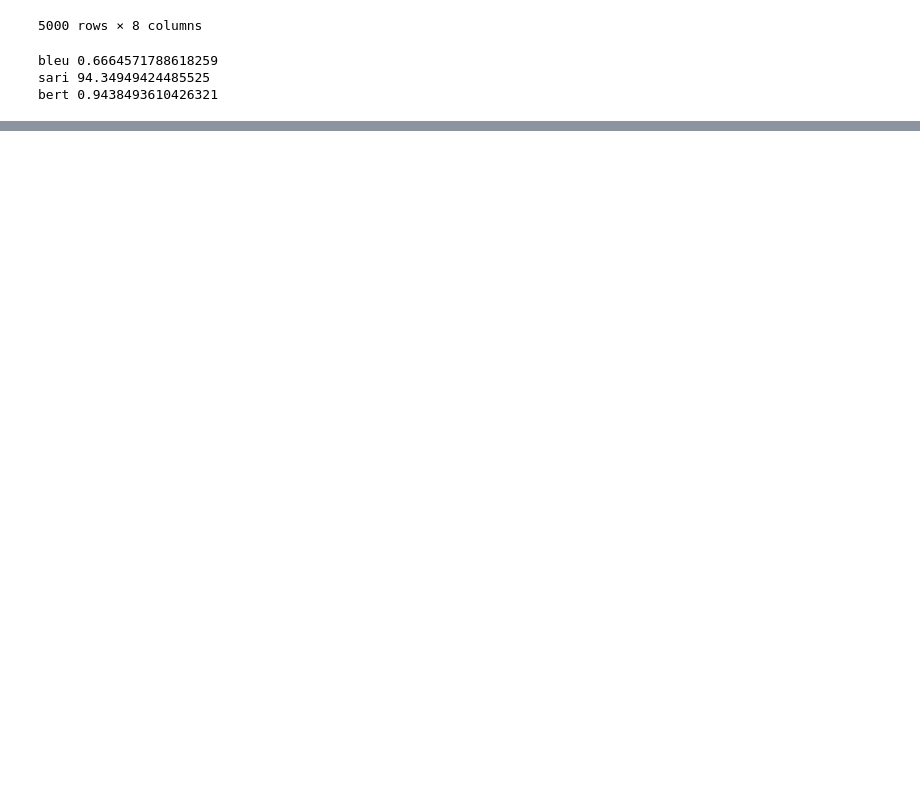
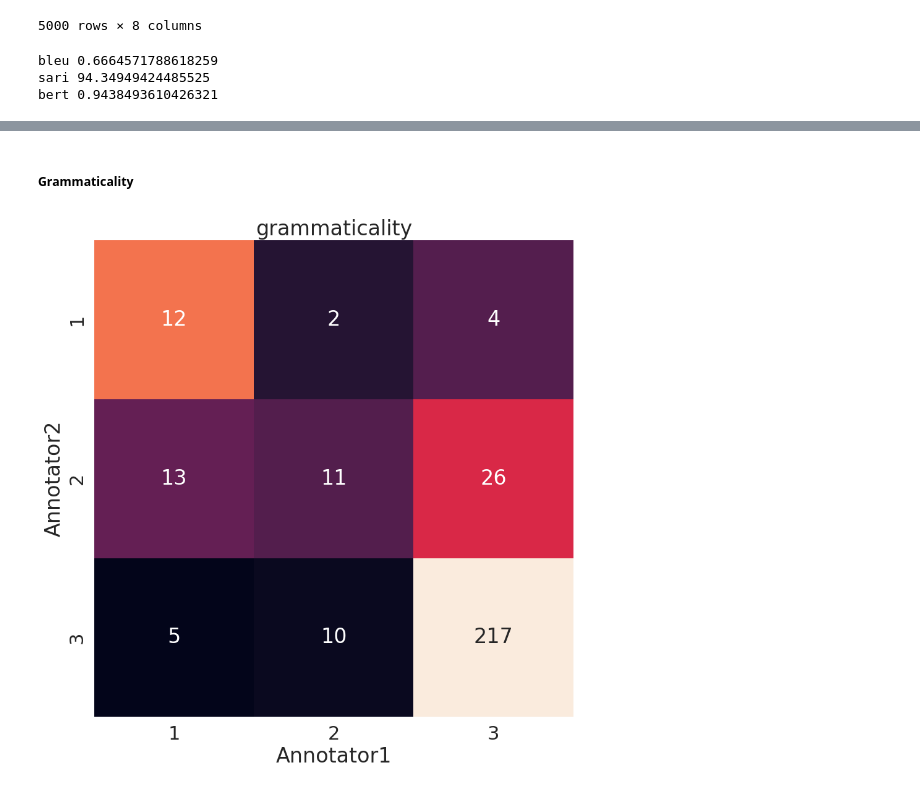
Before and after one commit to nekosuke12/plain_japanese, a Jupyter notebook: translation/scores/summary_scores.ipynb, the cells around one changed output, grey strips where cells are left out. Saved outputs shown, nothing was run; the diff lists cells and outputs as text; code cells hidden in the pictures; blank space fills up the shorter version.

```diff
--- a/translation/scores/summary_scores.ipynb
+++ b/translation/scores/summary_scores.ipynb
@@ -41,0 +152,6 @@ bert 0.9438493610426321
+# %% [markdown]
+##### Grammaticality
+# %%
+cm_analysis(grammaticality1, grammaticality2, labels=[1, 2, 3], classes=[1, 2, 3], criteria='grammaticality', ymap=None)
+# %% [output]
+[figure, added]
```
Also changed, not shown: parts of 18 cells of this notebook, 10 other files.
